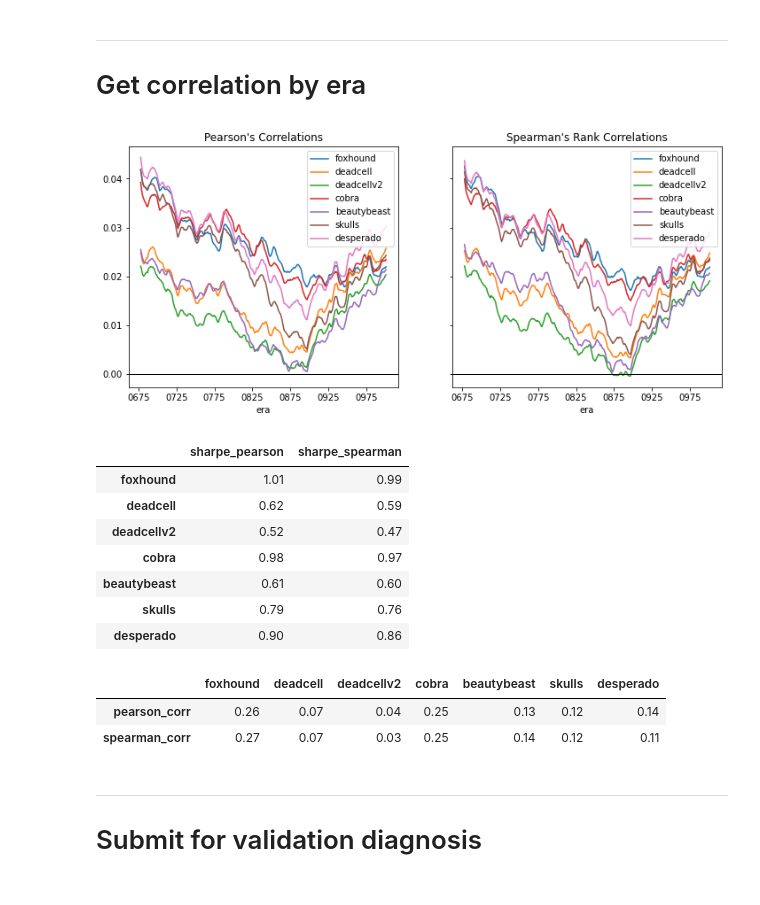
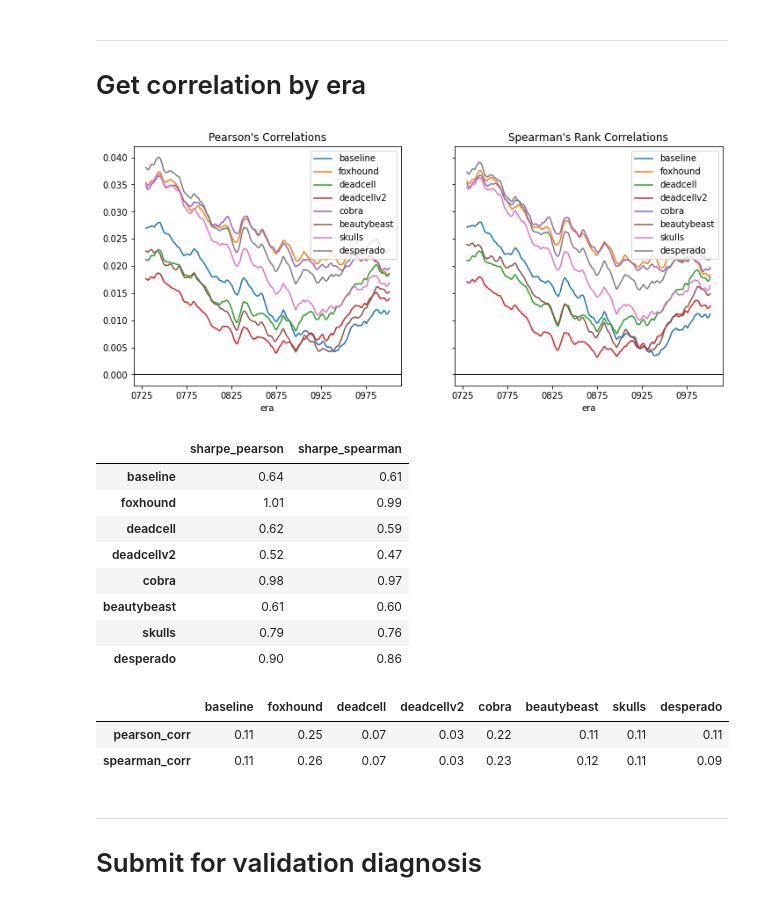
Before and after one commit to hiydavid/numerai-models, a Jupyter notebook: validation_check.ipynb, the cells around one changed output. Saved outputs shown, nothing was run; the diff lists cells and outputs as text; code cells hidden in the pictures.

Commit message:
Created baseline validation

```diff
--- a/validation_check.ipynb
+++ b/validation_check.ipynb
@@ -31,6 +31,7 @@ def compute_corr_by_era(val_df, model_list, corr_method):
 # %%
 # read current round's validation preds
 validation_data = pd.read_parquet('data/validation.parquet', columns=["era", "target"]).reset_index()
+baseline_val = pd.read_csv(f"predictions/dh_baseline_val_preds.csv")
 foxhound_val = pd.read_csv(f"predictions/dh_foxhound_val_preds.csv")
 deadcell_val = pd.read_csv(f"predictions/dh_deadcell_val_preds.csv")
 deadcellv2_val = pd.read_csv(f"predictions/dh_deadcellv2_val_preds.csv")
@@ -41,6 +42,7 @@ desperado_val = pd.read_csv(f"predictions/dh_desperado_val_preds.csv")
 
 print(f"""
     Numerai validation     : {len(validation_data)}
+    Foxhound predictions   : {len(baseline_val)}
     Foxhound predictions   : {len(foxhound_val)}
     Deadcell pedictions    : {len(deadcell_val)}
     Deadcellv2 pedictions  : {len(deadcellv2_val)}
@@ -61,16 +64,17 @@ print(f"""
 # %%
 # join as master validation set
 val = validation_data.merge(
-    right=foxhound_val, how='inner', on="id").merge(
-    right=deadcell_val, how='inner', on="id", suffixes=('', '2')).merge(
-    right=deadcellv2_val, how='inner', on="id", suffixes=('', '3')).merge(
-    right=cobra_val, how='inner', on="id", suffixes=('', '4')).merge(
-    right=beautybeast_val, how='inner', on="id", suffixes=('', '5')).merge(
-    right=skulls_val, how='inner', on="id", suffixes=('', '6')).merge(
-    right=desperado_val, how='inner', on="id", suffixes=('', '7'))
+    right=baseline_val, how='inner', on="id").merge(
+    right=foxhound_val, how='inner', on="id", suffixes=('', '2')).merge(
+    right=deadcell_val, how='inner', on="id", suffixes=('', '3')).merge(
+    right=deadcellv2_val, how='inner', on="id", suffixes=('', '4')).merge(
+    right=cobra_val, how='inner', on="id", suffixes=('', '5')).merge(
+    right=beautybeast_val, how='inner', on="id", suffixes=('', '6')).merge(
+    right=skulls_val, how='inner', on="id", suffixes=('', '7')).merge(
+    right=desperado_val, how='inner', on="id", suffixes=('', '8'))
 
 val.columns = [
-    "id", "era", "target", "foxhound", "deadcell", "deadcellv2",
+    "id", "era", "target", "baseline", "foxhound", "deadcell", "deadcellv2",
     "cobra", "beautybeast", "skulls", "desperado"
 ]
 val.info()
@@ -107,25 +112,28 @@ val.head()
 # Get correlation by era
 # %%
 # models
-model_names = ["foxhound", "deadcell", "deadcellv2", "cobra", "beautybeast", "skulls", "desperado"]
+model_names = [
+    "baseline", "foxhound", "deadcell", "deadcellv2",
+    "cobra", "beautybeast", "skulls", "desperado"
+]
 # %%
 # get corrs
 pearson_corr = compute_corr_by_era(val_df=val, model_list=model_names, corr_method="pearson")
 spearman_corr = compute_corr_by_era(val_df=val, model_list=model_names, corr_method="spearman")
 # %%
 # correlation plots
-ROLLING_FACTOR = 52 * 2
+ROLLING_FACTOR = 52 * 3
 
 fig, axes = plt.subplots(nrows=1, ncols=2, sharex=True, sharey=True, figsize=(12, 5))
 pearson_corr.rolling(ROLLING_FACTOR).mean().plot(ax=axes[0]);
 spearman_corr.rolling(ROLLING_FACTOR).mean().plot(ax=axes[1]);
 axes[0].set_title("Pearson's Correlations")
 axes[1].set_title("Spearman's Rank Correlations")
 axes[0].axhline(0, color ='black', linewidth=1)
 axes[1].axhline(0, color ='black', linewidth=1)
 plt.show()
 # %% [output]
-[figure, old version]
+[figure, new version]
 # %%
 # compute sharpe ratio
 sharpe_df = pd.concat([
@@ -136,6 +144,7 @@ sharpe_df.columns = ["sharpe_pearson", "sharpe_spearman"]
 round(sharpe_df, 2)
 # %% [output]
 |  | sharpe_pearson | sharpe_spearman |
+| baseline | 0.64 | 0.61 |
 | foxhound | 1.01 | 0.99 |
 | deadcell | 0.62 | 0.59 |
 | deadcellv2 | 0.52 | 0.47 |
@@ -150,6 +159,7 @@ spearman_rank_per_era = spearman_corr.rank(axis=1, ascending=False)
 
 rank_as_top = pd.concat([
     pd.DataFrame({
+        "baseline": [np.sum([r for r in pearson_rank_per_era["baseline"] if r == 1])],
         "foxhound": [np.sum([r for r in pearson_rank_per_era["foxhound"] if r == 1])],
         "deadcell": [np.sum([r for r in pearson_rank_per_era["deadcell"] if r == 1])],
         "deadcellv2": [np.sum([r for r in pearson_rank_per_era["deadcellv2"] if r == 1])],
@@ -159,6 +169,7 @@ rank_as_top = pd.concat([
         "desperado": [np.sum([r for r in pearson_rank_per_era["desperado"] if r == 1])],
     }) / len(pearson_rank_per_era.index),
     pd.DataFrame({
+        "baseline": [np.sum([r for r in spearman_rank_per_era["baseline"] if r == 1])],
         "foxhound": [np.sum([r for r in spearman_rank_per_era["foxhound"] if r == 1])],
         "deadcell": [np.sum([r for r in spearman_rank_per_era["deadcell"] if r == 1])],
         "deadcellv2": [np.sum([r for r in spearman_rank_per_era["deadcellv2"] if r == 1])],
@@ -172,9 +183,9 @@ rank_as_top = pd.concat([
 rank_as_top.index = ["pearson_corr", "spearman_corr"]
 round(rank_as_top, 2)
 # %% [output]
-|  | foxhound | deadcell | deadcellv2 | cobra | beautybeast | skulls | desperado |
-| pearson_corr | 0.26 | 0.07 | 0.04 | 0.25 | 0.13 | 0.12 | 0.14 |
-| spearman_corr | 0.27 | 0.07 | 0.03 | 0.25 | 0.14 | 0.12 | 0.11 |
+|  | baseline | foxhound | deadcell | deadcellv2 | cobra | beautybeast | skulls | desperado |
+| pearson_corr | 0.11 | 0.25 | 0.07 | 0.03 | 0.22 | 0.11 | 0.11 | 0.11 |
+| spearman_corr | 0.11 | 0.26 | 0.07 | 0.03 | 0.23 | 0.12 | 0.11 | 0.09 |
 # %% [markdown]
 ---
 # Submit for validation diagnosis
```
Also changed, not shown: parts of 3 cells of this notebook, 1 other file.
